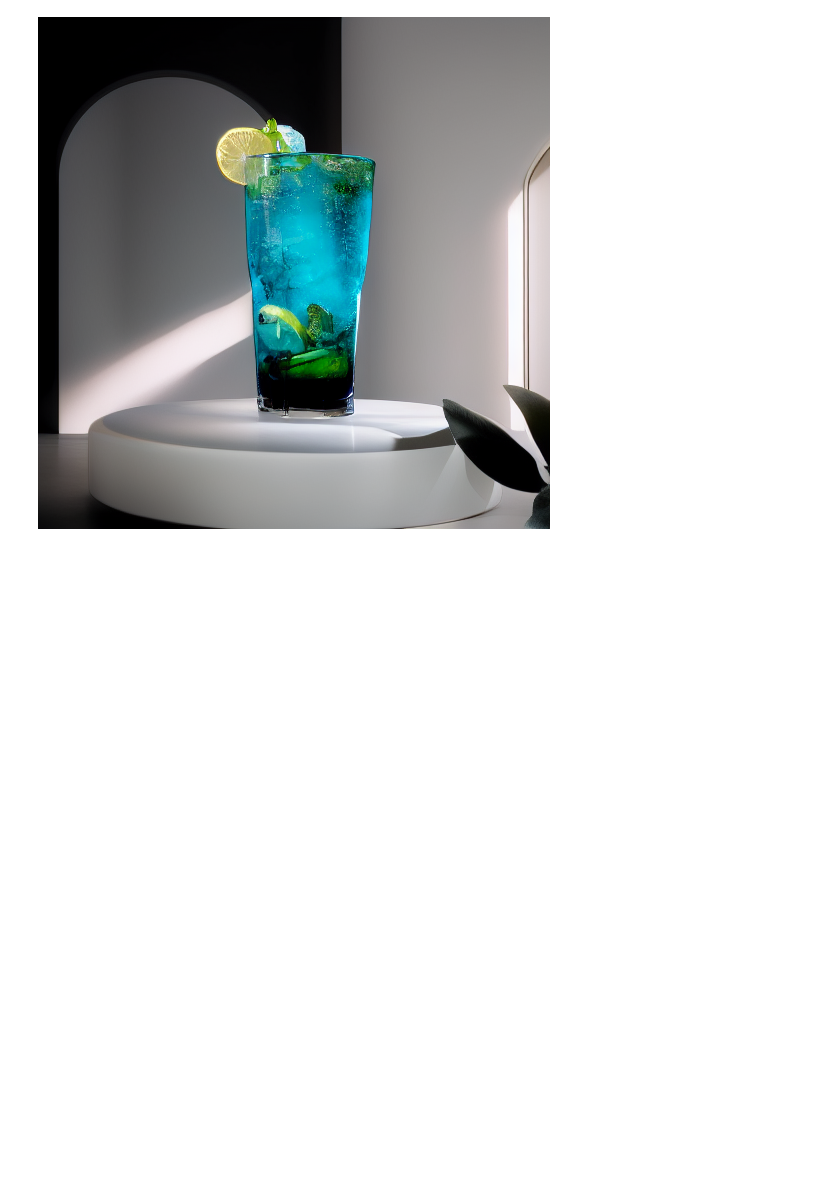
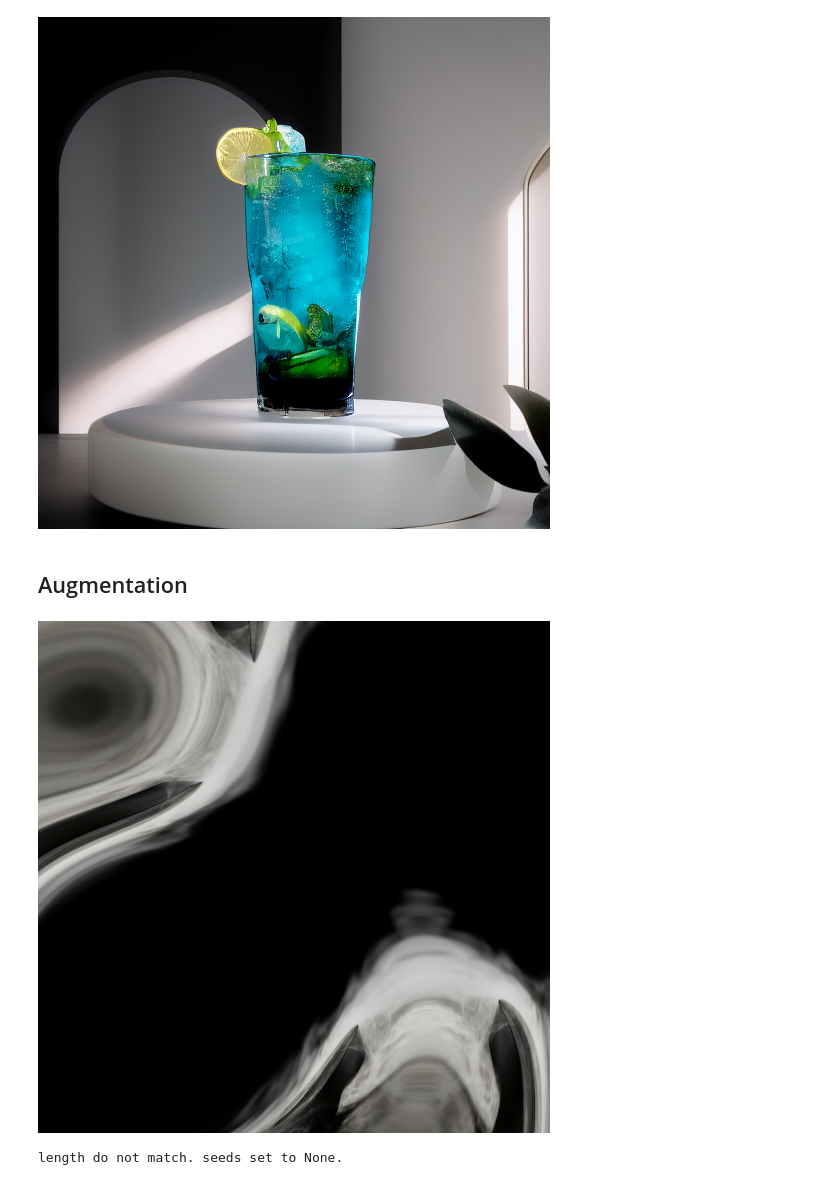
Before and after one commit to MiddleKD/Favorfit_diffusion, a Jupyter notebook: favorfit_demo.ipynb, the cells around one changed output. Drawn from its saved outputs; the diff is of its cells as text; code cells hidden in the pictures; blank space fills up the shorter version.

```diff
--- a/favorfit_demo.ipynb
+++ b/favorfit_demo.ipynb
@@ -226,3 +226,5 @@ result_img = output_images[0]
 result_img
 # %% [output]
 [figure]
+# %% [markdown]
+## Augmentation
@@ -228,0 +247,58 @@ result_img
+# %%
+import cv2
+def make_noise_disk(H, W, C, F):
+    noise = np.random.uniform(low=0, high=1, size=((H // F) + 2, (W // F) + 2, C))
+    noise = cv2.resize(noise, (W + 2 * F, H + 2 * F), interpolation=cv2.INTER_CUBIC)
+    noise = noise[F: F + H, F: F + W]
+    noise -= np.min(noise)
+    noise /= np.max(noise)
+    if C == 1:
+        noise = noise[:, :, None]
+    return noise
+
+class ContentShuffleDetector:
+    def __call__(self, img, h=None, w=None, f=None):
+        H, W, C = img.shape
+        if h is None:
+            h = H
+        if w is None:
+            w = W
+        if f is None:
+            f = 256
+        x = make_noise_disk(h, w, 1, f) * float(W - 1)
+        y = make_noise_disk(h, w, 1, f) * float(H - 1)
+        flow = np.concatenate([x, y], axis=2).astype(np.float32)
+        return cv2.remap(img, flow, None, cv2.INTER_LINEAR)
+# %%
+csd = ContentShuffleDetector()
+# %%
+image = center_crop_and_resize("/media/mlfavorfit/sdb/contolnet_dataset/control_net_train_shuffle/images/1_295.jpg").convert("RGB")
+control_image = center_crop_and_resize("/media/mlfavorfit/sdb/palette_and_images/Palette/12.jpg").convert("RGB")
+canny_image = make_canny_condition(image)
+shuffle_image  = Image.fromarray(csd(np.array(image)))
+shuffle_image
+# %% [output]
+[figure, added]
+# %%
+from pipelines.pipline_default_controlnet import generate
+
+output_images = generate(
+    prompt=f"professional photography, natural shadow, realistic, high resolution, 8k",
+    uncond_prompt="low quality, worst quality, wrinkled, deformed, distorted, jpeg artifacts,nsfw, paintings, sketches, text, watermark, username, spikey",
+    input_image=None,
+    control_image=shuffle_image,
+    num_per_image=1,
+    do_cfg=True,
+    cfg_scale=7.5,
+    sampler_name="ddpm",
+    n_inference_steps=20,
+    strength=0.99,
+    models=models,
+    seeds=[],
+    device=DEVICE,
+    idle_device="cpu",
+    tokenizer=tokenizer,
+    lora_scale=0.0
+)
+# %% [output]
+length do not match. seeds set to None.
```
Also changed, not shown: parts of 3 cells of this notebook, 8 other files.
